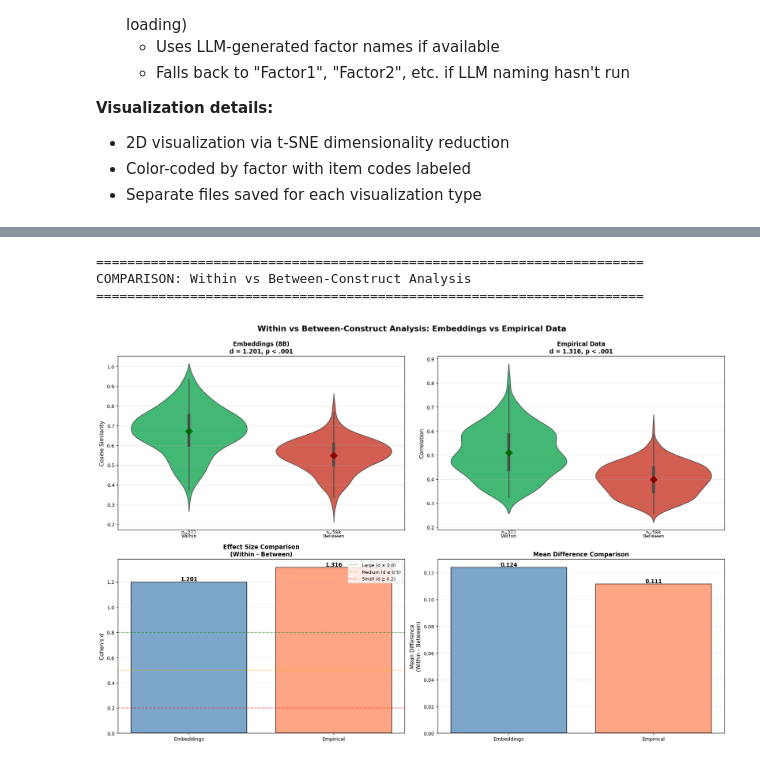
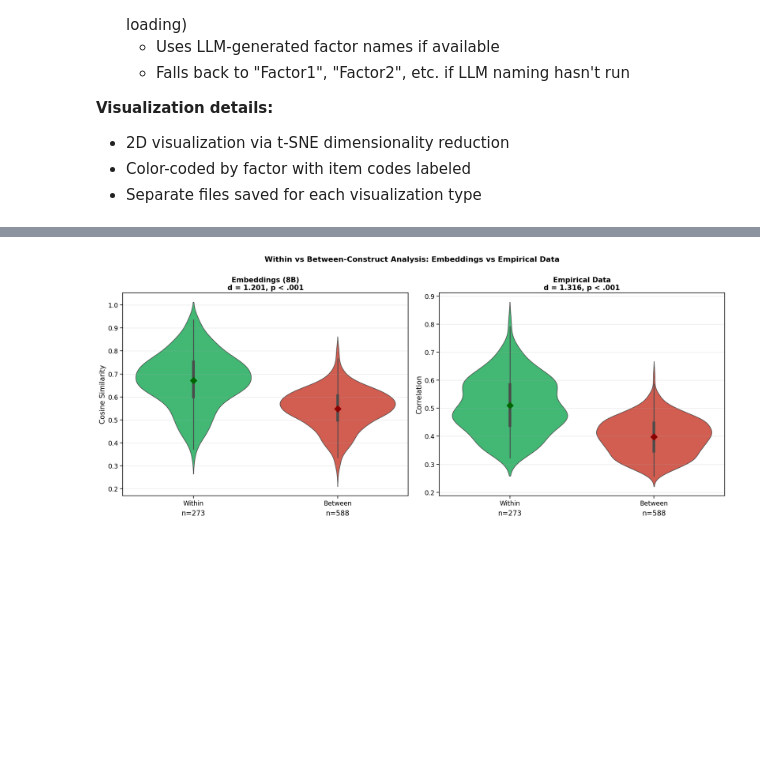
Before and after one commit to devon7y/llm_factor_analysis, a Jupyter notebook: qwen3_efa.ipynb, the cells around one changed output, grey strips where cells are left out. Saved outputs shown, nothing was run; the diff lists cells and outputs as text; code cells hidden in the pictures; blank space fills up the shorter version.

```diff
--- a/qwen3_efa.ipynb
+++ b/qwen3_efa.ipynb
@@ -669,15 +773,10 @@ def run_pfa_for_model(model_size, embeddings, codes, items, factors, scoring,
             )
             print(f"  ✓ Suggested {n_factors_auto} factors")
             n_factors = max(1, n_factors_auto)
-            # Update with parallel analysis eigenvalues for better accuracy
-            results['observed_eigenvalues'] = obs_eigs
             results['percentile_eigenvalues'] = percentile_eigs
         else:  # eigen1
-            eigs = np.linalg.eigvalsh(sim_matrix)
-            eigs = np.sort(eigs)[::-1]
             n_factors = np.sum(eigs > 1)
             print(f"  ✓ Kaiser rule (eigen>1): {n_factors} factors")
-            results['observed_eigenvalues'] = eigs
 
     print(f"  ✓ Extracting {n_factors} factors with {rotation} rotation")
     results['n_factors'] = n_factors
@@ -933,7 +1032,6 @@ def run_efa_on_data(data_label, response_data, codes, items, factors, scoring,
     # Always compute eigenvalues for scree plot visualization
     eigs = np.linalg.eigvalsh(corr_matrix)
     eigs = np.sort(eigs)[::-1]
-    results['observed_eigenvalues'] = eigs
 
 
     if n_factors is None:
@@ -1085,7 +1183,7 @@ def run_efa_on_data(data_label, response_data, codes, items, factors, scoring,
         'bartlett_chi2': bartlett_chi2,
         'bartlett_p': bartlett_p,
         'n_factors': n_factors,
-        'observed_eigenvalues': obs_eigs,
+        'observed_eigenvalues': eigs,
         'percentile_eigenvalues': pct_eigs,
         'loadings': loadings_df,
         'variance': variance_array,
@@ -1180,7 +1278,7 @@ def create_visualizations(results, factors, codes, model_size, save_dir='results
     ax4 = plt.subplot(2, 3, 4)
     if 'daal' in results:
         daal = results['daal']
-        sns.heatmap(daal.values, annot=True, fmt='.3f', cmap='YlOrRd',
+        sns.heatmap(daal.values, annot=True, annot_kws={'fontsize': 15}, fmt='.3f', cmap='YlOrRd',
                    xticklabels=daal.columns, yticklabels=daal.index,
                    ax=ax4, cbar_kws={'label': 'DAAL'})
         ax4.set_title(f'DAAL Matrix - {model_size}')
@@ -1191,7 +1289,7 @@ def create_visualizations(results, factors, codes, model_size, save_dir='results
     ax5 = plt.subplot(2, 3, 5)
     if 'tucker' in results:
         tucker = results['tucker']
-        sns.heatmap(tucker.values, annot=True, fmt='.3f', cmap='YlGnBu',
+        sns.heatmap(tucker.values, annot=True, annot_kws={'fontsize': 15}, fmt='.3f', cmap='YlGnBu',
                    xticklabels=tucker.columns, yticklabels=tucker.index,
                    ax=ax5, vmin=0, vmax=1, cbar_kws={'label': 'Tucker φ'})
         ax5.set_title(f'Tucker Congruence - {model_size}')
@@ -1217,7 +1315,7 @@ def create_visualizations(results, factors, codes, model_size, save_dir='results
     plt.savefig(f'{save_dir}/visualizations_{model_size}.png', dpi=150, bbox_inches='tight')
     plt.show()
 
-    print(f"  ✓ Saved: {save_dir}/visualizations_{model_size}.png")
+    # Visualization saved (output suppressed)
 # %% [markdown]
 ## Run PFA for All Models
 
@@ -2091,7 +1936,7 @@ if words is not None:
 
             # Get the model (already loaded earlier)
             model_cache_name = MODEL_NAMES[model_sizes.index(model_size)].replace('/', '--')
-            snapshots_dir = f"/home/devon7y/links/scratch/huggingface/models--{model_cache_name}/snapshots"
+            snapshots_dir = f"/Users/devon7y/.cache/huggingface/models--{model_cache_name}/snapshots"
             snapshot_dirs = glob.glob(f"{snapshots_dir}/*")
 
             if snapshot_dirs:
@@ -3841,7 +3083,7 @@ if empirical_results is not None and len(all_results) > 0:
                 emp_between.append(empirical_corr[i, j])
 
     # Create comparison plot
-    fig, ((ax1, ax2), (ax3, ax4)) = plt.subplots(2, 2, figsize=(18, 12))
+    fig, (ax1, ax2) = plt.subplots(1, 2, figsize=(18 + COMPARISON_SUBPLOT_SPACING, 8))
 
     # Compute statistics for both
     from scipy.stats import ttest_ind
@@ -3866,11 +3108,12 @@ if empirical_results is not None and len(all_results) > 0:
     sns.violinplot(data=emb_data, x='type', y='value', hue='type', ax=ax1, palette=['#2ecc71', '#e74c3c'], legend=False)
     ax1.plot([0], [emb_mean_w], 'D', color='darkgreen', markersize=10)
     ax1.plot([1], [emb_mean_b], 'D', color='darkred', markersize=10)
-    ax1.text(0, ax1.get_ylim()[0], f'n={len(emb_within)}', ha='center', va='top', fontsize=9)
-    ax1.text(1, ax1.get_ylim()[0], f'n={len(emb_between)}', ha='center', va='top', fontsize=9)
+    y_offset = (ax1.get_ylim()[1] - ax1.get_ylim()[0]) * 0.07
+    ax1.text(0, ax1.get_ylim()[0] - y_offset, f'n={len(emb_within)}', ha='center', va='top')
+    ax1.text(1, ax1.get_ylim()[0] - y_offset, f'n={len(emb_between)}', ha='center', va='top')
     ax1.set_title(f'Embeddings ({model_size})\nd = {emb_d:.3f}, p < .001' if emb_p < 0.001 else f'Embeddings ({model_size})\nd = {emb_d:.3f}, p = {emb_p:.3f}',
-                  fontsize=12, fontweight='bold')
-    ax1.set_ylabel('Cosine Similarity', fontsize=11)
+                  fontweight='bold')
+    ax1.set_ylabel('Cosine Similarity')
     ax1.set_xlabel('')
     ax1.grid(True, alpha=0.3, axis='y')
 
@@ -3882,80 +3125,42 @@ if empirical_results is not None and len(all_results) > 0:
     sns.violinplot(data=emp_data, x='type', y='value', hue='type', ax=ax2, palette=['#2ecc71', '#e74c3c'], legend=False)
     ax2.plot([0], [emp_mean_w], 'D', color='darkgreen', markersize=10)
     ax2.plot([1], [emp_mean_b], 'D', color='darkred', markersize=10)
-    ax2.text(0, ax2.get_ylim()[0], f'n={len(emp_within)}', ha='center', va='top', fontsize=9)
-    ax2.text(1, ax2.get_ylim()[0], f'n={len(emp_between)}', ha='center', va='top', fontsize=9)
+    y_offset = (ax2.get_ylim()[1] - ax2.get_ylim()[0]) * 0.07
+    ax2.text(0, ax2.get_ylim()[0] - y_offset, f'n={len(emp_within)}', ha='center', va='top')
+    ax2.text(1, ax2.get_ylim()[0] - y_offset, f'n={len(emp_between)}', ha='center', va='top')
     ax2.set_title(f'Empirical Data\nd = {emp_d:.3f}, p < .001' if emp_p < 0.001 else f'Empirical Data\nd = {emp_d:.3f}, p = {emp_p:.3f}',
-                  fontsize=12, fontweight='bold')
-    ax2.set_ylabel('Correlation', fontsize=11)
+                  fontweight='bold')
+    ax2.set_ylabel('Correlation')
     ax2.set_xlabel('')
     ax2.grid(True, alpha=0.3, axis='y')
-
-    # BOTTOM LEFT: Effect size comparison
-    categories = ['Embeddings', 'Empirical']
-    effect_sizes = [emb_d, emp_d]
-    colors = ['steelblue', 'coral']
-
-    bars = ax3.bar(categories, effect_sizes, color=colors, alpha=0.7, edgecolor='black', linewidth=1.5)
-    ax3.axhline(0.8, color='green', linestyle='--', alpha=0.5, label='Large (d ≥ 0.8)')
-    ax3.axhline(0.5, color='orange', linestyle='--', alpha=0.5, label='Medium (d ≥ 0.5)')
-    ax3.axhline(0.2, color='red', linestyle='--', alpha=0.5, label='Small (d ≥ 0.2)')
-    ax3.set_ylabel("Cohen's d", fontsize=11)
-    ax3.set_title("Effect Size Comparison\n(Within - Between)", fontsize=12, fontweight='bold')
-    ax3.legend(loc='upper right', fontsize=9)
-    ax3.grid(True, alpha=0.3, axis='y')
-
-    # Add value labels on bars
-    for bar, val in zip(bars, effect_sizes):
-        height = bar.get_height()
-        ax3.text(bar.get_x() + bar.get_width()/2., height,
-                f'{val:.3f}', ha='center', va='bottom', fontweight='bold', fontsize=11)
-
-    # BOTTOM RIGHT: Mean difference comparison
-    mean_diffs = [emb_mean_w - emb_mean_b, emp_mean_w - emp_mean_b]
-
-    bars = ax4.bar(categories, mean_diffs, color=colors, alpha=0.7, edgecolor='black', linewidth=1.5)
-    ax4.set_ylabel('Mean Difference\n(Within - Between)', fontsize=11)
-    ax4.set_title('Mean Difference Comparison', fontsize=12, fontweight='bold')
-    ax4.grid(True, alpha=0.3, axis='y')
-    ax4.axhline(0, color='black', linestyle='-', linewidth=0.8)
-
-    # Add value labels on bars
-    for bar, val in zip(bars, mean_diffs):
-        height = bar.get_height()
-        ax4.text(bar.get_x() + bar.get_width()/2., height,
-                f'{val:.3f}', ha='center', va='bottom' if height > 0 else 'top',
-                fontweight='bold', fontsize=11)
 
     # Overall title
     fig.suptitle('Within vs Between-Construct Analysis: Embeddings vs Empirical Data',
                  fontsize=16, fontweight='bold', y=0.995)
 
     plt.tight_layout()
 
     # Save
     os.makedirs(SAVE_DIR, exist_ok=True)
     filepath = f'{SAVE_DIR}/comparison_within_between.png'
-    plt.savefig(filepath, dpi=150, bbox_inches='tight')
+    plt.savefig(filepath, dpi=300, bbox_inches='tight')
     plt.show()
 
     print(f"  ✓ Saved: {filepath}")
 
     # Summary statistics
     print(f"\n  Summary Statistics:")
     print(f"    {'Metric':<30} {'Embeddings':<15} {'Empirical':<15}")
     print(f"    {'-'*30} {'-'*15} {'-'*15}")
     print(f"    {'Within mean':<30} {emb_mean_w:<15.3f} {emp_mean_w:<15.3f}")
     print(f"    {'Between mean':<30} {emb_mean_b:<15.3f} {emp_mean_b:<15.3f}")
     print(f"    {'Difference':<30} {emb_mean_w - emb_mean_b:<15.3f} {emp_mean_w - emp_mean_b:<15.3f}")
     cohens_d_label = "Cohen's d"
     print(f"    {cohens_d_label:<30} {emb_d:<15.3f} {emp_d:<15.3f}")
     print(f"    {'t-statistic':<30} {emb_t:<15.3f} {emp_t:<15.3f}")
     print(f"    {'p-value':<30} {emb_p:<15.2e} {emp_p:<15.2e}")
 
 else:
     print("\\nSkipping comparison - empirical results not available")
 # %% [output]
-======================================================================
-COMPARISON: Within vs Between-Construct Analysis
-======================================================================
-[figure, old version]
+[figure, new version]
```
Also changed, not shown: parts of 44 cells of this notebook, 33 other files.
